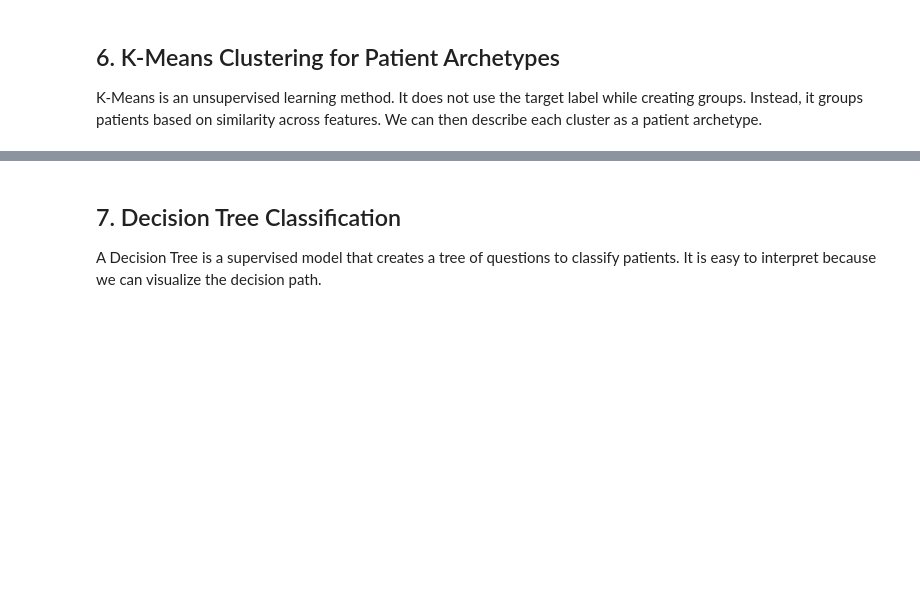
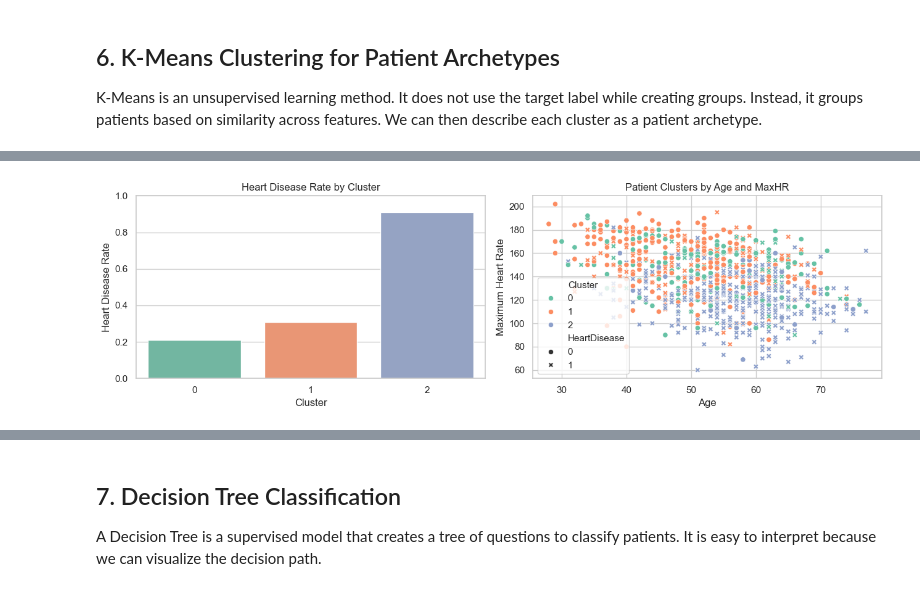
Before and after one commit to pearlsheyl08/Heart-Disease-Analysis, a Jupyter notebook: Lastnames_CCS230_Finals.ipynb, the cells around one changed output, grey strips where cells are left out. Cells and saved outputs as stored; diff of their text form; code cells hidden in the pictures; blank space fills up the shorter version.

```diff
--- a/Lastnames_CCS230_Finals.ipynb
+++ b/Lastnames_CCS230_Finals.ipynb
@@ -621,0 +637,20 @@ Cluster 2 common categories:
+# %%
+# Visualize the cluster summaries.
+# The bar chart shows how common heart disease is in each patient archetype.
+fig, axes = plt.subplots(1, 2, figsize=(13, 4))
+
+sns.barplot(data=cluster_summary.reset_index(), x="Cluster", y="HeartDiseaseRate", ax=axes[0], palette="Set2")
+axes[0].set_title("Heart Disease Rate by Cluster")
+axes[0].set_xlabel("Cluster")
+axes[0].set_ylabel("Heart Disease Rate")
+axes[0].set_ylim(0, 1)
+
+sns.scatterplot(data=df, x="Age", y="MaxHR", hue="Cluster", style="HeartDisease", palette="Set2", ax=axes[1])
+axes[1].set_title("Patient Clusters by Age and MaxHR")
+axes[1].set_xlabel("Age")
+axes[1].set_ylabel("Maximum Heart Rate")
+
+plt.tight_layout()
+plt.show()
+# %% [output]
+[figure, added]
```
Also changed, not shown: parts of 8 cells of this notebook.
